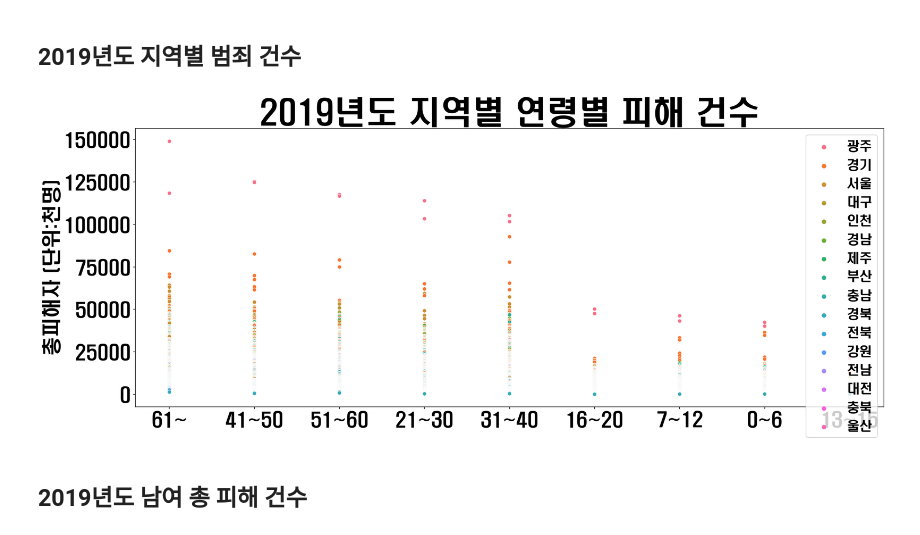
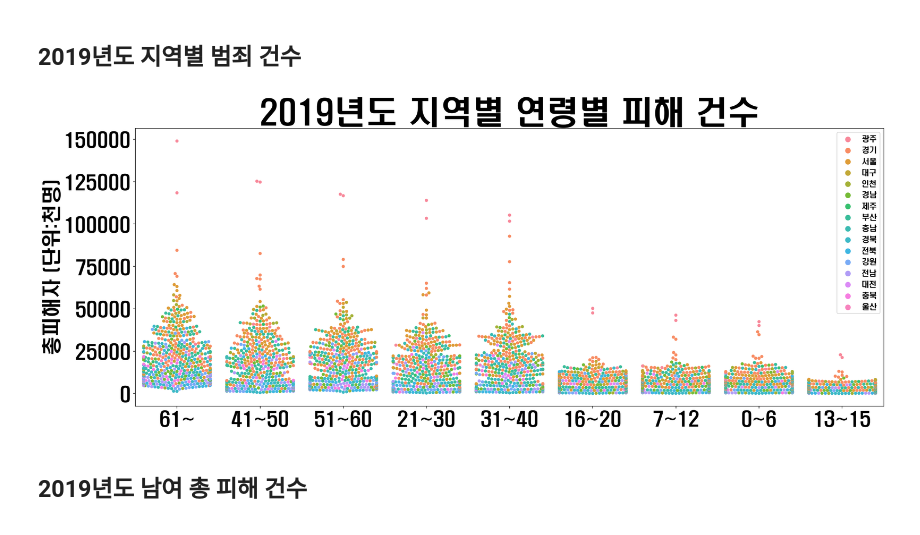
Before and after one commit to jinrang2/tj201130_kkij, a Jupyter notebook: kim/data_ipynb/범죄 분석 (최종) - 김지원.ipynb, the cells around one changed output. Drawn from its saved outputs; the diff is of its cells as text; code cells hidden in the pictures.

```diff
--- a/kim/data_ipynb/범죄 분석 (최종) - 김지원.ipynb
+++ b/kim/data_ipynb/범죄 분석 (최종) - 김지원.ipynb
@@ -139,18 +139,19 @@ plt.savefig('2019년도 지역별 범죄 건수.png')
 # %%
 plt.figure(figsize=(21,8))
 plt.title('2019년도 지역별 연령별 피해 건수',fontsize=50)
 plt.rc('xtick', labelsize=30)
 plt.rc('ytick', labelsize=30)
 
-b=sns.scatterplot(x="연령", y="합계: 2019년", hue="광역_도",
+b=sns.swarmplot(x="연령", y="합계: 2019년", hue="광역_도",
             data=needed_data2019.sort_values('합계: 2019년', ascending=False))
-b.legend(bbox_to_anchor= (1.03, 1) );
 plt.legend( prop={'size': 20})
 b.set_xlabel('', fontsize=25)
 b.set_ylabel('총피해자 (단위:천명)', fontsize=30)
+plt.legend(bbox_to_anchor=(1.05, 1), loc=2, borderaxespad=0.)
+plt.legend( prop={'size': 12})
 plt.savefig('2019년도 지역별 연령별 피해 건수.png')
 # %% [output]
-[figure, old version]
+[figure, new version]
 # %% [markdown]
 ## 2019년도 남여 총 피해 건수
 # %%
```
Also changed, not shown: parts of 3 cells of this notebook, 1 other file.
